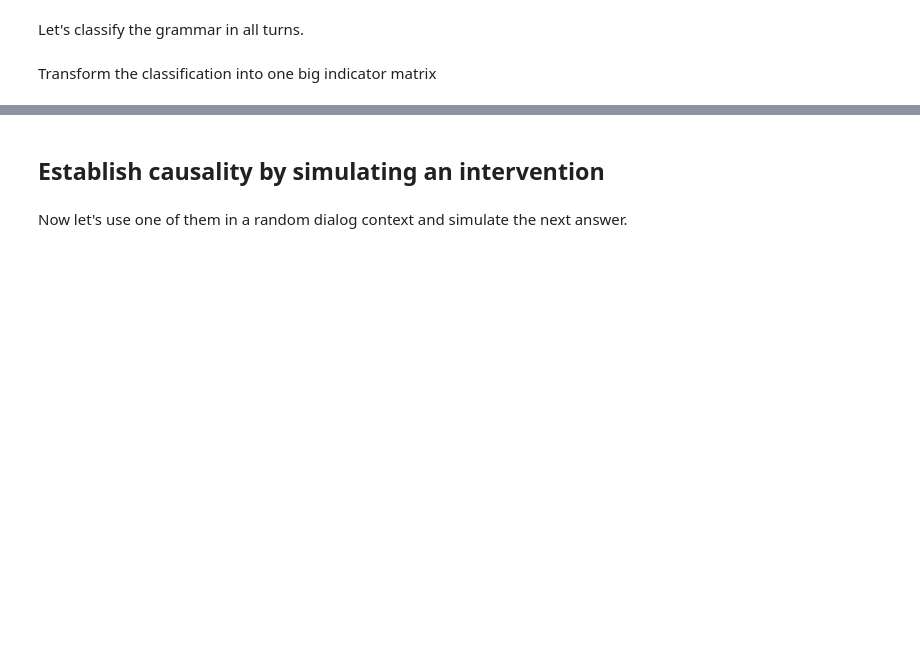
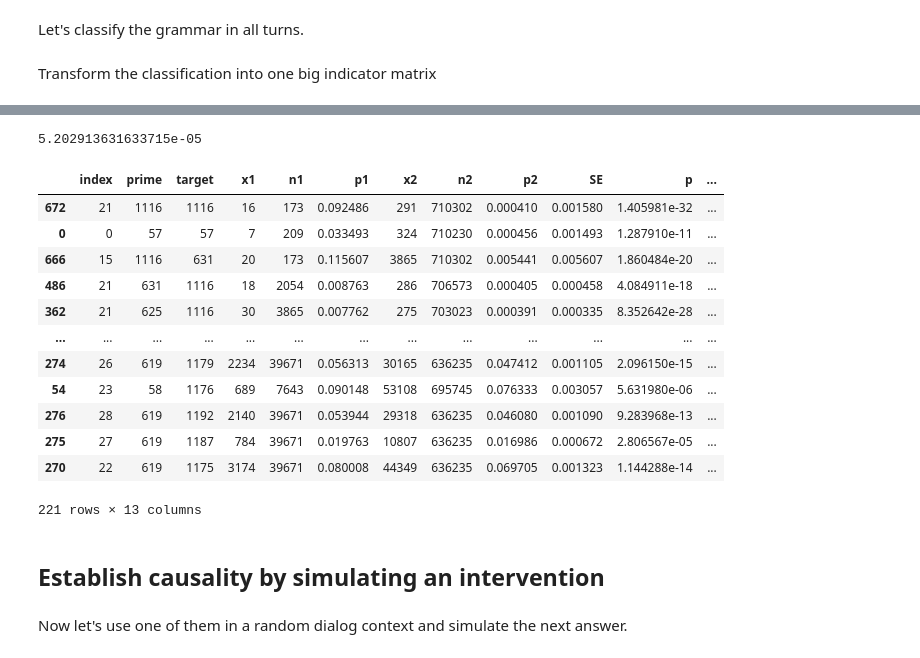
Before and after one commit to shivster2000/grammarctg, a Jupyter notebook: experiments/020_priming.ipynb, the cells around one changed output, grey strips where cells are left out. Saved outputs shown, nothing was run; the diff lists cells and outputs as text; code cells hidden in the pictures; blank space fills up the shorter version.

```diff
--- a/experiments/020_priming.ipynb
+++ b/experiments/020_priming.ipynb
@@ -147,3 +195,20 @@ for idx, nr in enumerate(skills):
+# %%
+all_stats[all_stats['p']<alpha].sort_values("OR", ascending=False)
+# %% [output]
+5.202913631633715e-05
+|  | index | prime | target | x1 | n1 | p1 | x2 | n2 | p2 | SE | p | ... |
+| 672 | 21 | 1116 | 1116 | 16 | 173 | 0.092486 | 291 | 710302 | 0.000410 | 0.001580 | 1.405981e-32 | ... |
+| 0 | 0 | 57 | 57 | 7 | 209 | 0.033493 | 324 | 710230 | 0.000456 | 0.001493 | 1.287910e-11 | ... |
+| 666 | 15 | 1116 | 631 | 20 | 173 | 0.115607 | 3865 | 710302 | 0.005441 | 0.005607 | 1.860484e-20 | ... |
+| 486 | 21 | 631 | 1116 | 18 | 2054 | 0.008763 | 286 | 706573 | 0.000405 | 0.000458 | 4.084911e-18 | ... |
+| 362 | 21 | 625 | 1116 | 30 | 3865 | 0.007762 | 275 | 703023 | 0.000391 | 0.000335 | 8.352642e-28 | ... |
+| ... | ... | ... | ... | ... | ... | ... | ... | ... | ... | ... | ... | ... |
+| 274 | 26 | 619 | 1179 | 2234 | 39671 | 0.056313 | 30165 | 636235 | 0.047412 | 0.001105 | 2.096150e-15 | ... |
+| 54 | 23 | 58 | 1176 | 689 | 7643 | 0.090148 | 53108 | 695745 | 0.076333 | 0.003057 | 5.631980e-06 | ... |
+| 276 | 28 | 619 | 1192 | 2140 | 39671 | 0.053944 | 29318 | 636235 | 0.046080 | 0.001090 | 9.283968e-13 | ... |
+| 275 | 27 | 619 | 1187 | 784 | 39671 | 0.019763 | 10807 | 636235 | 0.016986 | 0.000672 | 2.806567e-05 | ... |
+| 270 | 22 | 619 | 1175 | 3174 | 39671 | 0.080008 | 44349 | 636235 | 0.069705 | 0.001323 | 1.144288e-14 | ... |
+221 rows × 13 columns
 # %% [markdown]
 ## Establish causality by simulating an intervention
 # %% [markdown]
```
Also changed, not shown: parts of 32 cells of this notebook, 1 other file.
